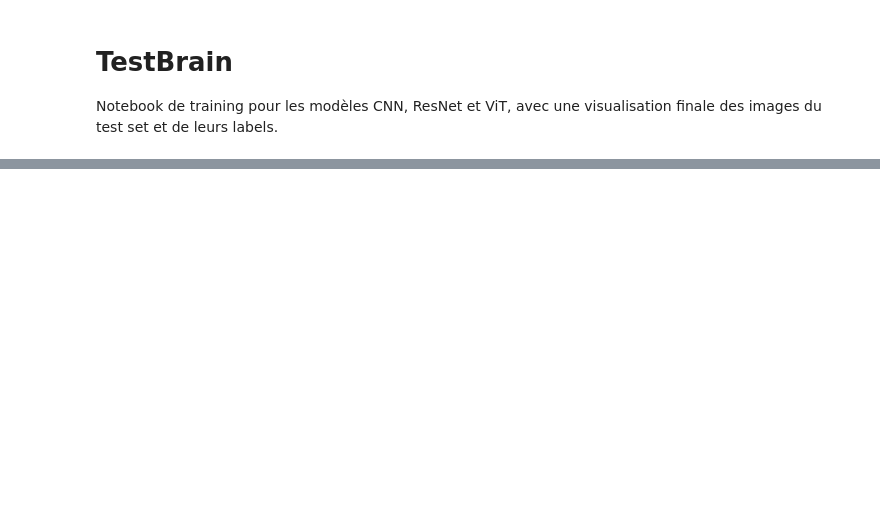
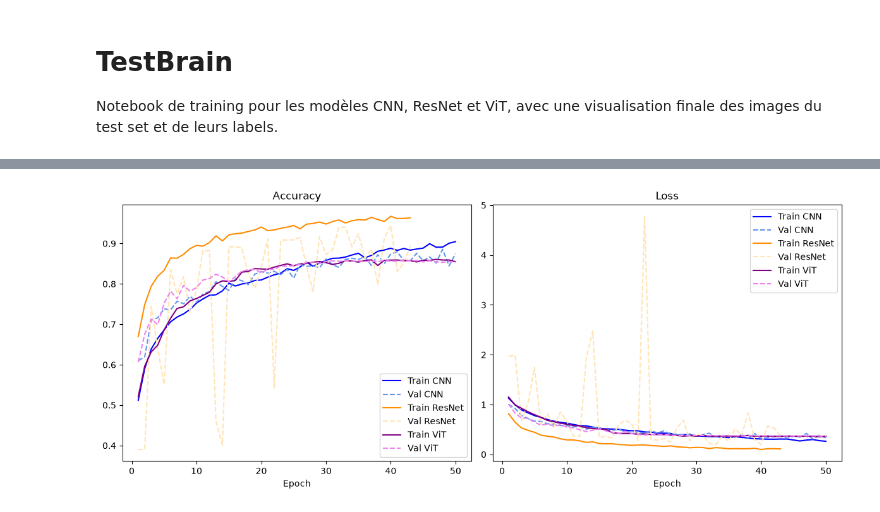
Before and after one commit to flash2974/BrainTumor, a Jupyter notebook: main.ipynb, the cells around one changed output, grey strips where cells are left out. Saved outputs shown, nothing was run; the diff lists cells and outputs as text; code cells hidden in the pictures; blank space fills up the shorter version.

```diff
--- a/main.ipynb
+++ b/main.ipynb
@@ -185,0 +50,83 @@ Epoch 50/50
+# %%
+fig, (ax1, ax2) = plt.subplots(1, 2, figsize=(12, 5))
+ax1.set_title("Accuracy")
+ax1.set_xlabel("Epoch")
+ax2.set_title("Loss")
+ax2.set_xlabel("Epoch")
+
+for model, (main_color, second_color) in zip(models, colors):
+    model(np.zeros((1, SIZE, SIZE, 1)))
+
+    optimizer = (
+        AdamW(learning_rate=1e-4, weight_decay=1e-4) if model.name == "ViT" else Adam()
+    )
+
+    model.compile(
+        loss="sparse_categorical_crossentropy",
+        optimizer=optimizer,
+        metrics=["accuracy"],
+    )
+
+    reduce_lr = tf.keras.callbacks.ReduceLROnPlateau(
+        monitor="val_loss",
+        factor=0.2,
+        patience=3,
+        min_lr=1e-6,
+    )
+    early_stop = tf.keras.callbacks.EarlyStopping(
+        monitor="val_loss",
+        patience=10,
+        restore_best_weights=True,
+    )
+
+    history = model.fit(
+        X_train,
+        y_train,
+        epochs=50,
+        batch_size=32,
+        validation_split=0.2,
+        callbacks=[reduce_lr, early_stop] if model.name == "ViT" else [early_stop],
+        verbose=0,
+    )
+
+    best_val_acc = max(history.history["val_accuracy"])
+    best_val_loss = min(history.history["val_loss"])
+    epochs_run = len(history.history["loss"])
+    print(
+        f"{model.name:<6} | epochs: {epochs_run:>2} "
+        f"| best val_acc: {best_val_acc:.4f} | best val_loss: {best_val_loss:.4f}"
+    )
+
+    epoch_list = list(range(1, epochs_run + 1))
+    ax1.plot(
+        epoch_list,
+        history.history["accuracy"],
+        label=f"Train {model.name}",
+        color=main_color,
+    )
+    ax2.plot(
+        epoch_list,
+        history.history["loss"],
+        label=f"Train {model.name}",
+        color=main_color,
+    )
+    ax1.plot(
+        epoch_list,
+        history.history["val_accuracy"],
+        linestyle="--",
+        label=f"Val {model.name}",
+        color=second_color,
+    )
+    ax2.plot(
+        epoch_list,
+        history.history["val_loss"],
+        linestyle="--",
+        label=f"Val {model.name}",
+        color=second_color,
+    )
+
+ax1.legend()
+ax2.legend()
+plt.tight_layout()
+plt.show()
+# %% [output]
@@ -186,2 +136,3 @@ Epoch 50/50
+[figure, added]
 # %%
 max_brains = 8
```
Also changed, not shown: parts of 8 cells of this notebook, 5 other files.
